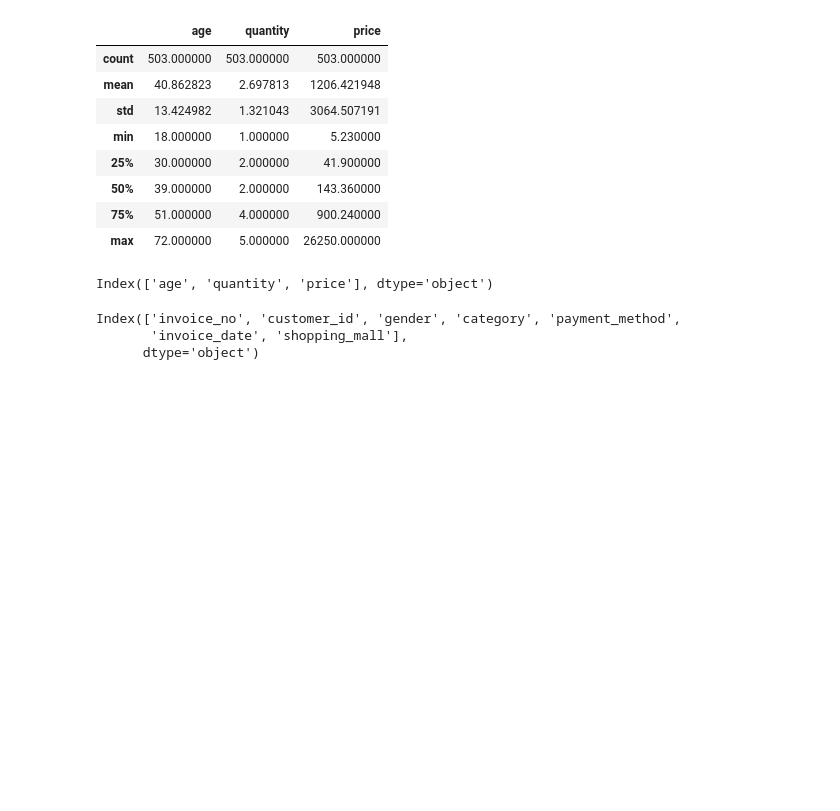
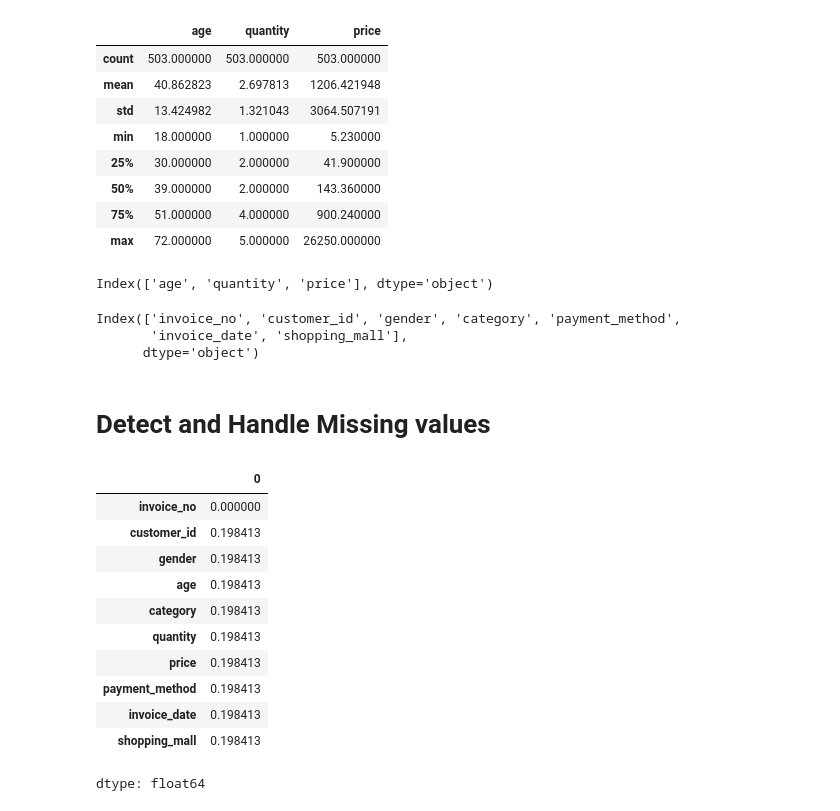
Before and after one commit to AlvinManoj05/Data-Preprocessing-Project, a Jupyter notebook: Data_Processing_Group_Assignment.ipynb, the cells around one changed output. Drawn from its saved outputs; the diff is of its cells as text; code cells hidden in the pictures; blank space fills up the shorter version.

Commit message:
Added missing value detection and handling

```diff
--- a/Data_Processing_Group_Assignment.ipynb
+++ b/Data_Processing_Group_Assignment.ipynb
@@ -9,7 +9,7 @@ import seaborn as sns
 # %% [markdown]
 ## 2. Load Dataset
 # %%
-df=pd.read_csv("/content/istanbul_sales_data.csv")
+df=pd.read_csv("/content/istanbul_sales_data.csv.csv")
 # %% [markdown]
 ## 3.Data Understanding
 # %%
@@ -104,3 +104,20 @@ df.select_dtypes(include="object").columns
 Index(['invoice_no', 'customer_id', 'gender', 'category', 'payment_method',
        'invoice_date', 'shopping_mall'],
       dtype='object')
+# %% [markdown]
+# **Detect and Handle Missing values**
+# %%
+df.isnull().sum()/len(df)*100
+# %% [output]
+|  | 0 |
+| invoice_no | 0.000000 |
+| customer_id | 0.198413 |
+| gender | 0.198413 |
+| age | 0.198413 |
+| category | 0.198413 |
+| quantity | 0.198413 |
+| price | 0.198413 |
+| payment_method | 0.198413 |
+| invoice_date | 0.198413 |
+| shopping_mall | 0.198413 |
+dtype: float64
```
Also changed, not shown: parts of 3 cells of this notebook.
